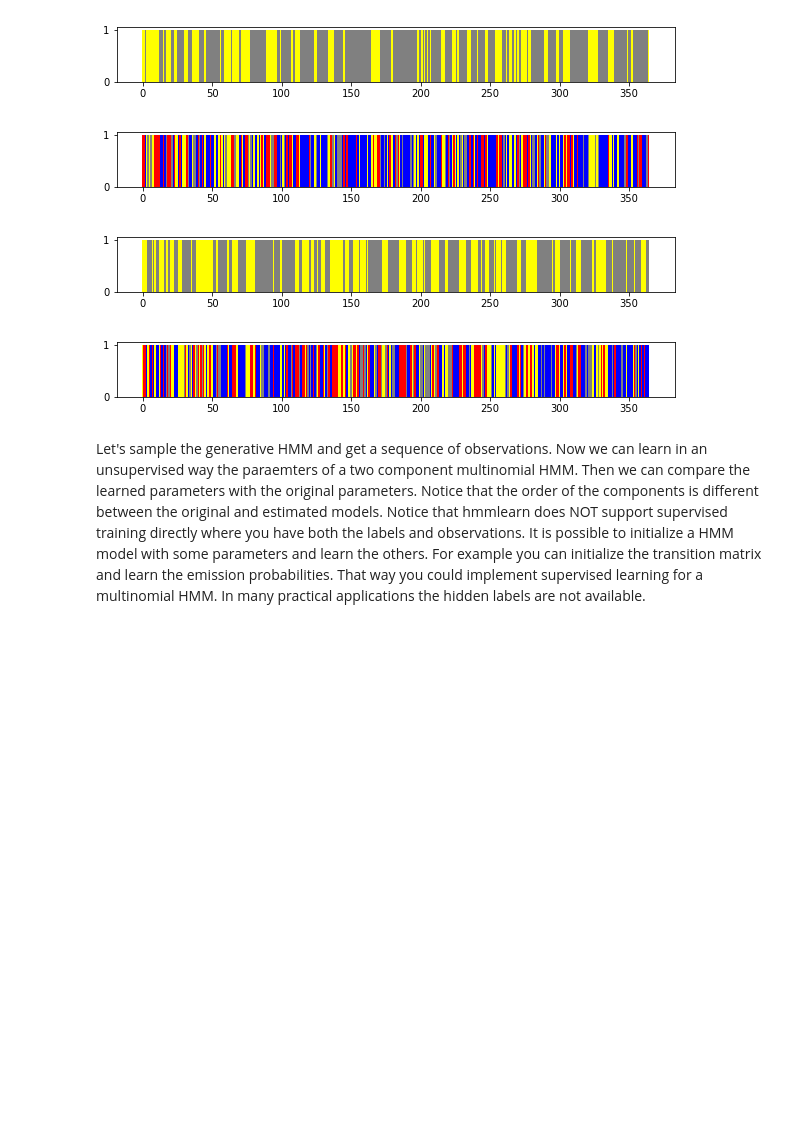
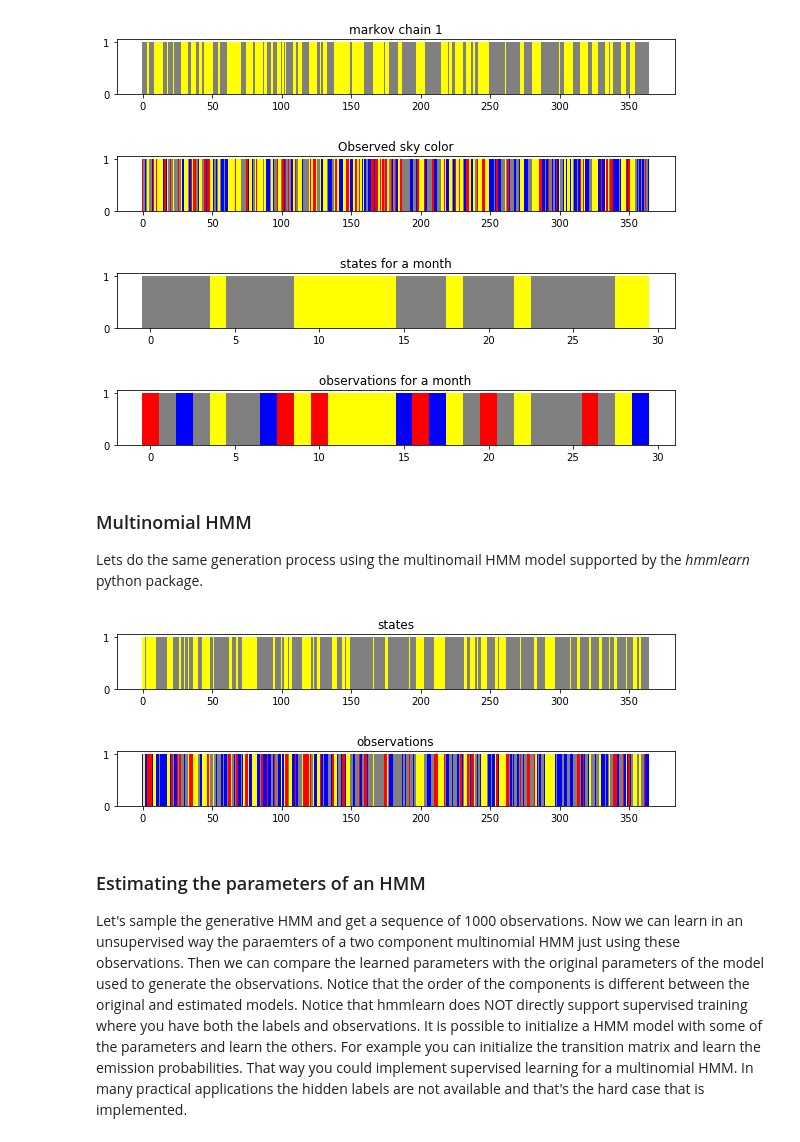
Before and after one commit to gtzan/mir_book, a Jupyter notebook: Markov Chains and Hidden Markov Models.ipynb, the cells around one changed output. Drawn from its saved outputs; the diff is of its cells as text; code cells hidden in the pictures; blank space fills up the shorter version.

```diff
--- a/Markov Chains and Hidden Markov Models.ipynb
+++ b/Markov Chains and Hidden Markov Models.ipynb
@@ -53,12 +66,13 @@ state2color = {}
 state2color['S'] = 'yellow'
 state2color['C'] = 'grey'
 
-def plot_weather_samples(samples, state2color):
+def plot_weather_samples(samples, state2color, title):
     colors = [state2color[x] for x in samples]
     x = np.arange(0, len(colors))
     y = np.ones(len(colors))
     plt.figure(figsize=(10,1))
     plt.bar(x, y, color=colors, width=1)
+    plt.title(title)
 
-plot_weather_samples(samples, state2color)
+plot_weather_samples(samples, state2color, 'iid')
 # %% [output]
@@ -125,34 +144,48 @@ a sequence of states and for each state having a different emission probability.
 # %%
 state2color = {}
 state2color['S'] = 'yellow'
 state2color['C'] = 'grey'
 
+# generate random samples for a year
 samples = weather.sample(365)
 states = markov_chain(transmat1,0,['S','C'], 365)
-plot_weather_samples(states, state2color)
+plot_weather_samples(states, state2color, "markov chain 1")
 
+# create two random variables one of the sunny state and one for the cloudy
 sunny_colors = Random_Variable('sunny_colors', ['y', 'r', 'b', 'g'],
-                              [0.4, 0.4, 0.1, 0.1])
+                              [0.6, 0.3, 0.1, 0.0])
 cloudy_colors = Random_Variable('cloudy_colors', ['y', 'r', 'b', 'g'],
-                               [0.1, 0.1, 0.6, 0.2])
+                               [0.0, 0.1, 0.4, 0.5])
 
-def emit_sample(state, sunny_colors, cloudy_colors):
+def emit_obs(state, sunny_colors, cloudy_colors):
     if (state == 'S'):
-        sample = sunny_colors.sample(1)[0]
+        obs = sunny_colors.sample(1)[0]
     else:
-        sample = cloudy_colors.sample(1)[0]
-    return sample
+        obs = cloudy_colors.sample(1)[0]
+    return obs
 
-samples = [emit_sample(s, sunny_colors, cloudy_colors) for s in states]
-state2color = {}
-state2color['y'] = 'yellow'
-state2color['r'] = 'red'
-state2color['b'] = 'blue'
-state2color['g'] = 'grey'
-plot_weather_samples(samples, state2color)
+# iterate over the sequence of states and emit color based on the emission probabilities
+obs = [emit_sample(s, sunny_colors, cloudy_colors) for s in states]
+
+obs2color = {}
+obs2color['y'] = 'yellow'
+obs2color['r'] = 'red'
+obs2color['b'] = 'blue'
+obs2color['g'] = 'grey'
+plot_weather_samples(obs, obs2color, "Observed sky color")
+
+# let's zoom in a month
+plot_weather_samples(states[0:30], state2color, 'states for a month')
+plot_weather_samples(obs[0:30], obs2color, 'observations for a month')
 # %% [output]
-[figure, old version]
+[figure, new version]
-[figure, old version]
+[figure, new version]
+[figure, added]
+[figure, added]
+# %% [markdown]
+### Multinomial HMM
+
+Lets do the same generation process using the multinomail HMM model supported by the *hmmlearn* python package.
 # %%
 transmat = np.array([[0.7, 0.3],
                     [0.2, 0.8]])
@@ -161,8 +194,8 @@ start_prob = np.array([1.0, 0.0, 0.0])
 
 # yellow and red have high probs for sunny
 # blue and grey have high probs for cloudy
-emission_probs = np.array([[0.4, 0.4, 0.1, 0.1],
-                           [0.1, 0.1, 0.6, 0.2]])
+emission_probs = np.array([[0.6, 0.3, 0.1, 0.0],
+                           [0.0, 0.1, 0.4, 0.5]])
 
 model = hmm.MultinomialHMM(n_components=2)
 model.startprob_ = start_prob
@@ -173,21 +206,25 @@ model.emissionprob_ = emission_probs
 # and Z is the "hidden" states
 X, Z = model.sample(365)
 
+# we have to re-define state2color and obj2color as the hmm-learn
+# package just outputs numbers for the states
 state2color = {}
 state2color[0] = 'yellow'
 state2color[1] = 'grey'
-plot_weather_samples(Z, state2color)
+plot_weather_samples(Z, state2color, 'states')
 
 samples = [item for sublist in X for item in sublist]
-state2color = {}
-state2color[0] = 'yellow'
-state2color[1] = 'red'
-state2color[2] = 'blue'
-state2color[3] = 'grey'
-plot_weather_samples(samples, state2color)
+obj2color = {}
+obj2color[0] = 'yellow'
+obj2color[1] = 'red'
+obj2color[2] = 'blue'
+obj2color[3] = 'grey'
+plot_weather_samples(samples, obj2color, 'observations')
 # %% [output]
-[figure, old version]
+[figure, new version]
-[figure, old version]
+[figure, new version]
 # %% [markdown]
-Let's sample the generative HMM and get a sequence of observations. Now we can learn in an unsupervised way the paraemters of a two component multinomial HMM. Then we can compare the learned parameters with the original parameters. Notice that the order of the components is different between the original and estimated models. Notice that hmmlearn does NOT support supervised training directly where you have both the labels and observations. It is possible to initialize a HMM model with some parameters and learn the others. For example you can initialize the transition matrix and learn the emission probabilities. That way you could implement supervised learning for a multinomial HMM. In many practical applications the hidden labels are not available.
+### Estimating the parameters of an HMM
+
+Let's sample the generative HMM and get a sequence of 1000 observations. Now we can learn in an unsupervised way the paraemters of a two component multinomial HMM just using these observations. Then we can compare the learned parameters with the original parameters of the model used to generate the observations. Notice that the order of the components is different between the original and estimated models. Notice that hmmlearn does NOT directly support supervised training where you have both the labels and observations. It is possible to initialize a HMM model with some of the parameters and learn the others. For example you can initialize the transition matrix and learn the emission probabilities. That way you could implement supervised learning for a multinomial HMM. In many practical applications the hidden labels are not available and that's the hard case that is implemented.
 # %%
```
Also changed, not shown: parts of 28 cells of this notebook, 1 other file.
